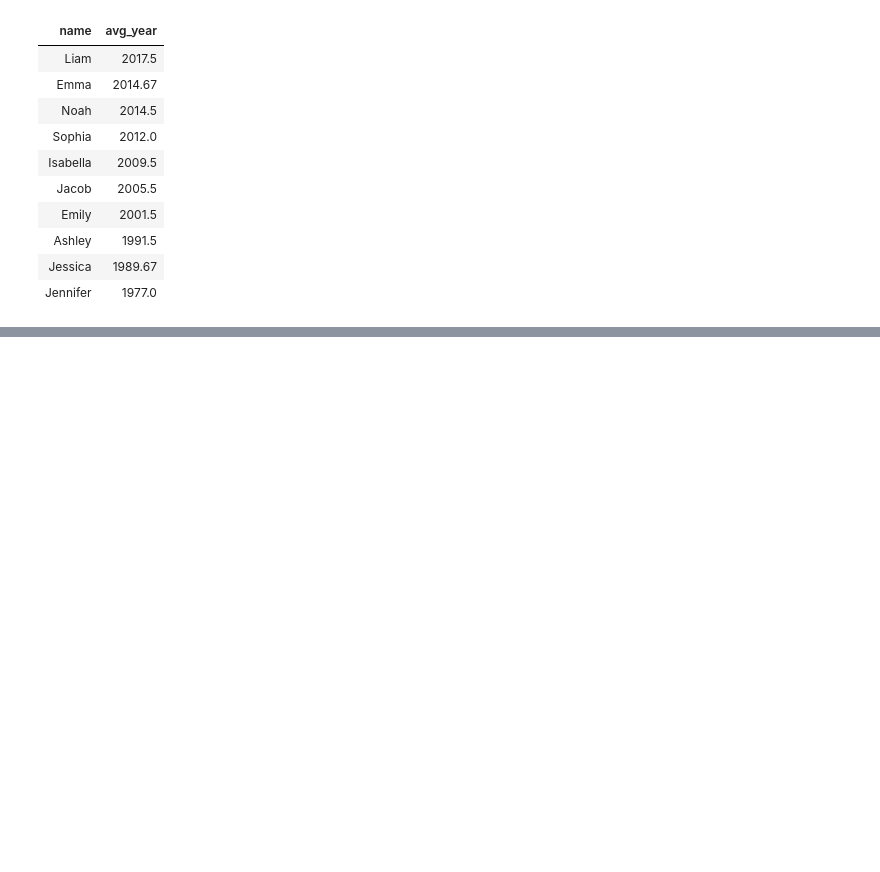
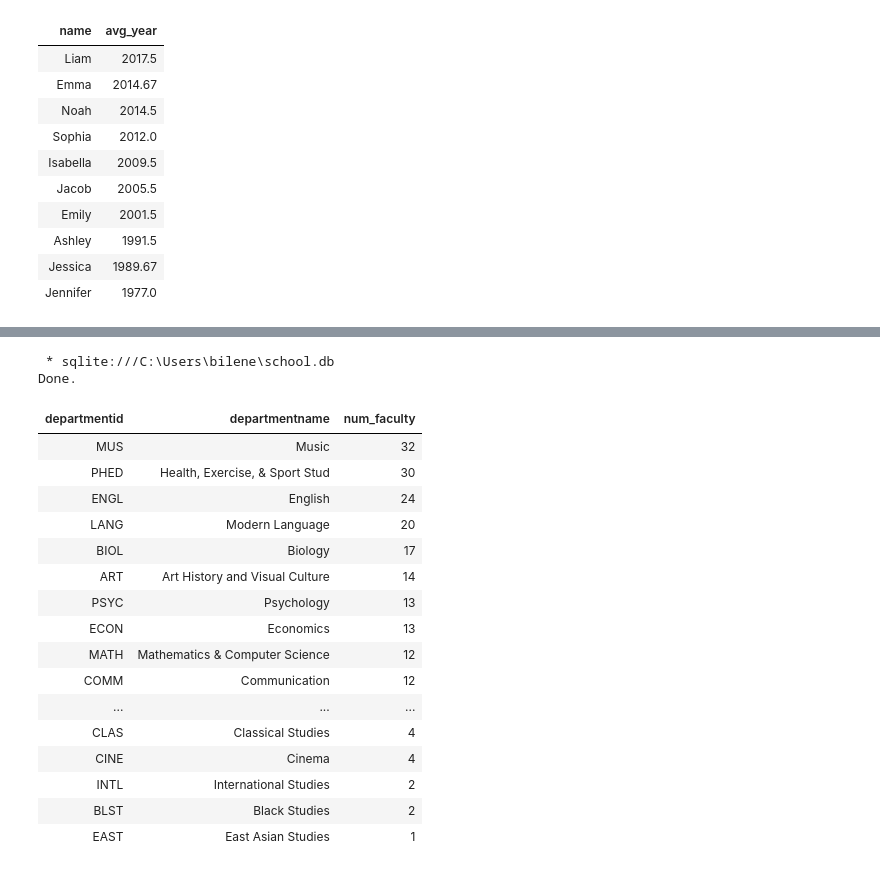
Before and after one commit to ernbilen/Data200_Spring23, a Jupyter notebook: notes/inclass/sql-intro.ipynb, the cells around one changed output, grey strips where cells are left out. Drawn from its saved outputs; the diff is of its cells as text; code cells hidden in the pictures; blank space fills up the shorter version.

```diff
--- a/notes/inclass/sql-intro.ipynb
+++ b/notes/inclass/sql-intro.ipynb
@@ -462,0 +505,27 @@ Done.
+# %%
+%%sql
+-- How many faculty are there per department?
+SELECT departmentid, departmentname, COUNT(instructorid) AS num_faculty
+FROM departments INNER JOIN instructors USING(departmentid)
+GROUP BY departmentid
+ORDER BY num_faculty DESC
+# %% [output]
+ * sqlite:///C:\Users\bilene\school.db
+Done.
+| departmentid | departmentname | num_faculty |
+| MUS | Music | 32 |
+| PHED | Health, Exercise, & Sport Stud | 30 |
+| ENGL | English | 24 |
+| LANG | Modern Language | 20 |
+| BIOL | Biology | 17 |
+| ART | Art History and Visual Culture | 14 |
+| PSYC | Psychology | 13 |
+| ECON | Economics | 13 |
+| MATH | Mathematics & Computer Science | 12 |
+| COMM | Communication | 12 |
+| ... | ... | ... |
+| CLAS | Classical Studies | 4 |
+| CINE | Cinema | 4 |
+| INTL | International Studies | 2 |
+| BLST | Black Studies | 2 |
+| EAST | East Asian Studies | 1 |
```
Also changed, not shown: parts of 6 cells of this notebook.
